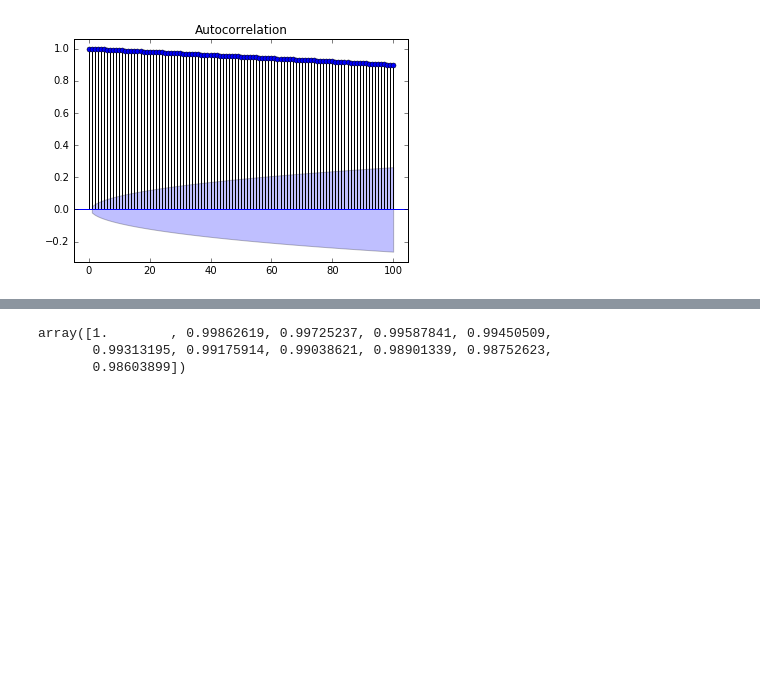
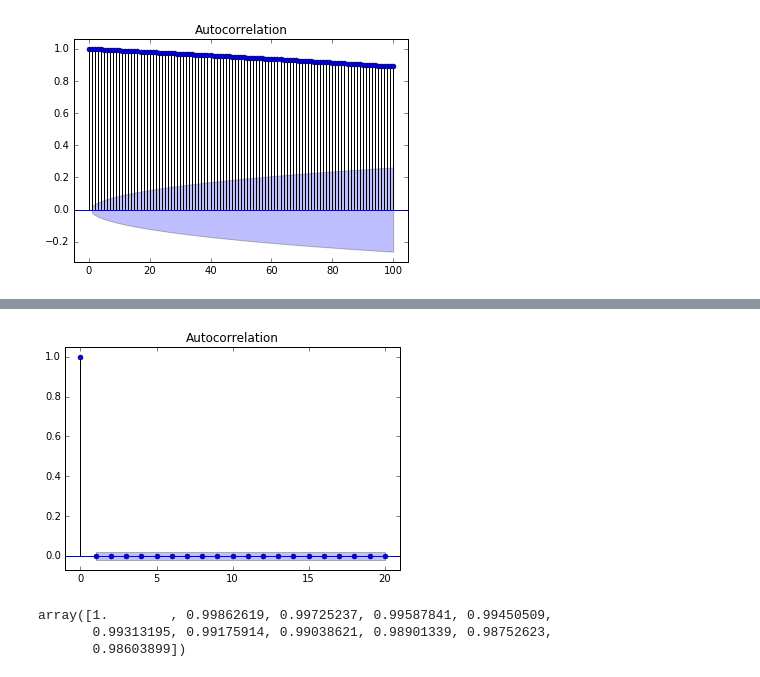
Before and after one commit to baruselli/random_walks, a Jupyter notebook: random_walks.ipynb, the cells around one changed output, grey strips where cells are left out. Cells and saved outputs as stored; diff of their text form; code cells hidden in the pictures; blank space fills up the shorter version.

```diff
--- a/random_walks.ipynb
+++ b/random_walks.ipynb
@@ -265,3 +265,7 @@ statsmodels.graphics.tsaplots.plot_pacf(SS4[:,1],lags=20);
+# %%
+statsmodels.graphics.tsaplots.plot_acf(X4[:,1],lags=20);
+# %% [output]
+[figure, added]
 # %%
 import statsmodels.tsa.stattools
 acf=statsmodels.tsa.stattools.acf(SS4[:,0],nlags=10)
```
Also changed, not shown: parts of 14 cells of this notebook.
